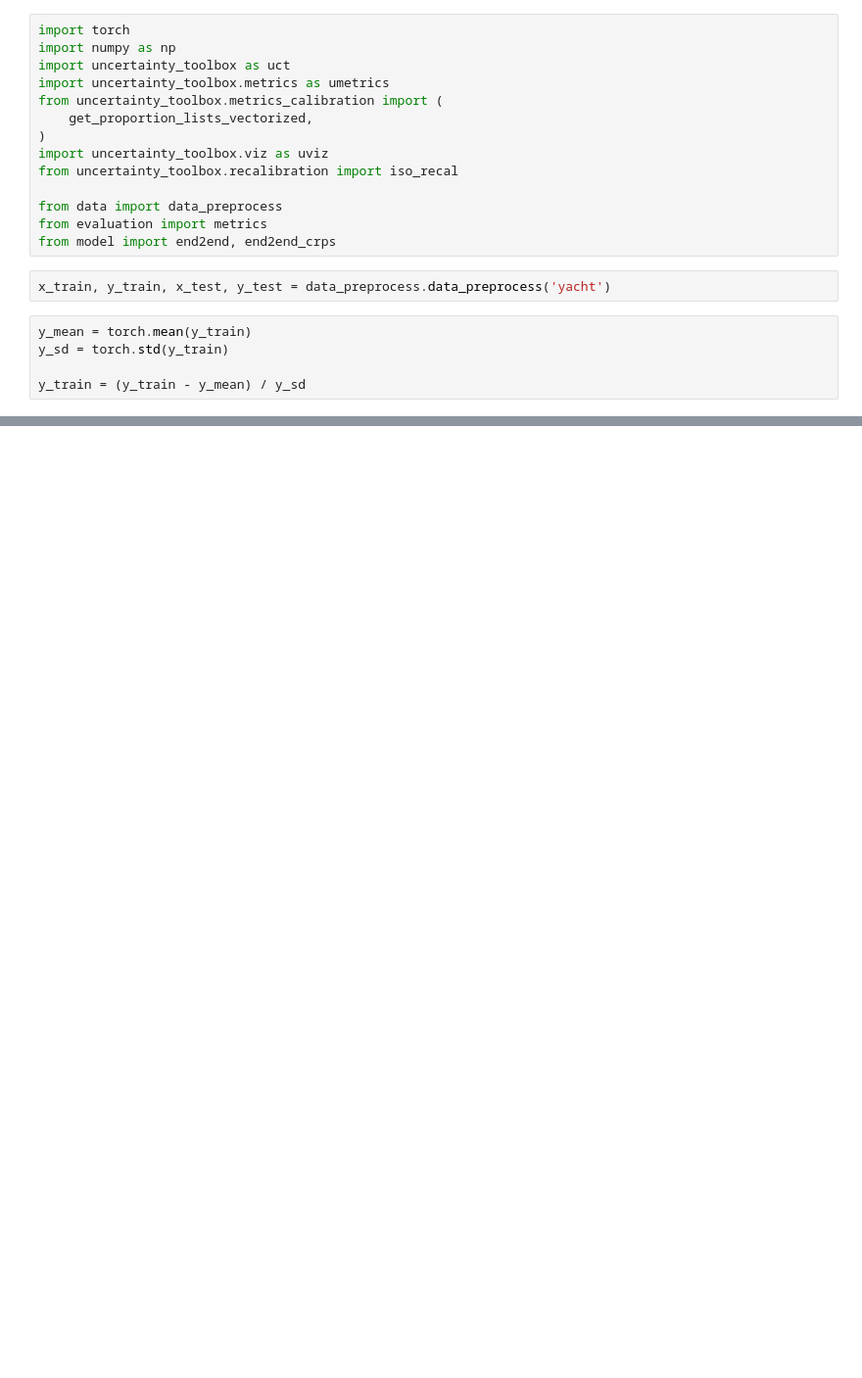
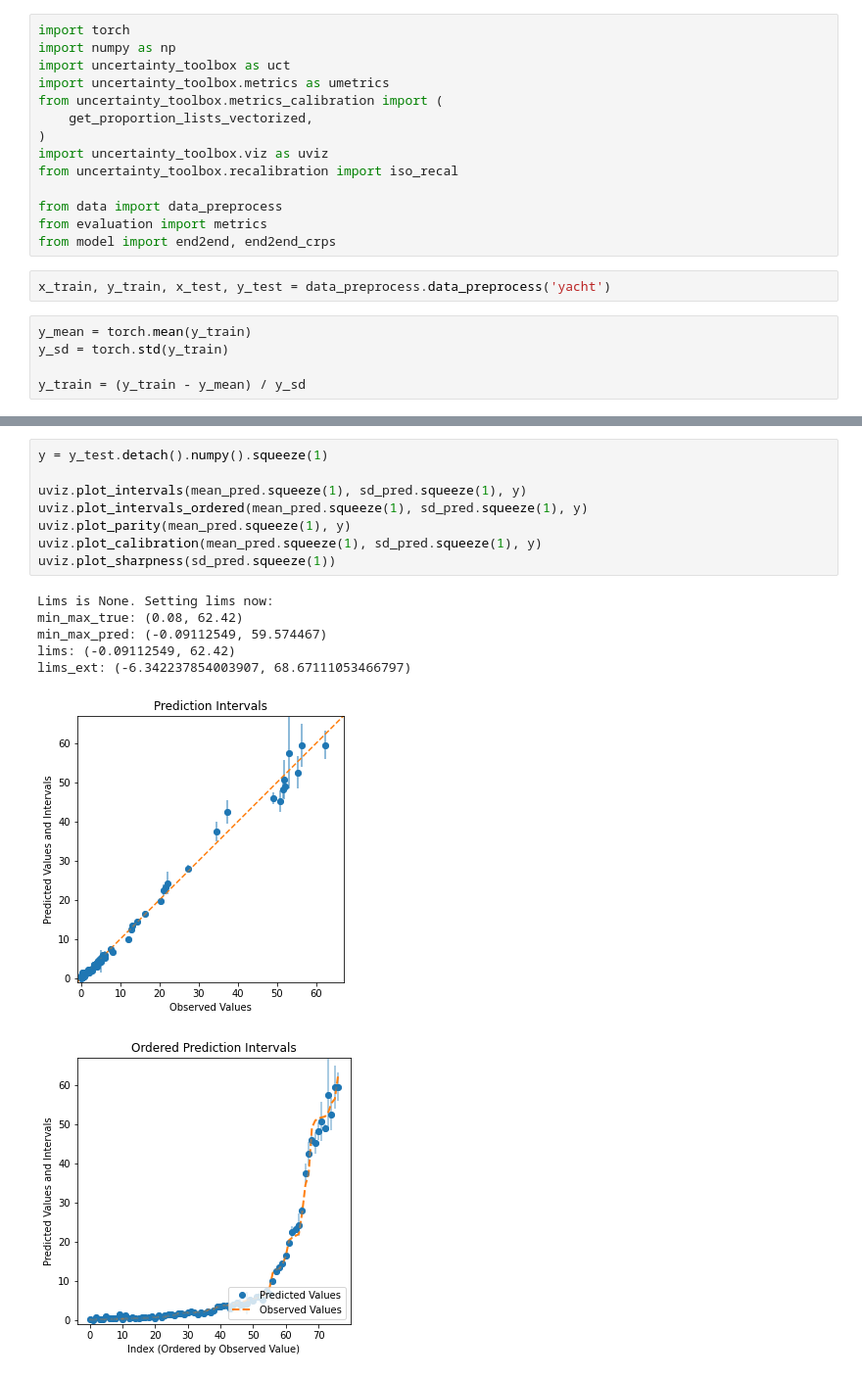
Before and after one commit to roypan/Regression-Calibration-Project, a Jupyter notebook: yacht_end2end.ipynb, the cells around one changed output, grey strips where cells are left out. Shown at 98% size. Saved outputs shown, nothing was run; the diff lists cells and outputs as text; blank space fills up the shorter version.

```diff
--- a/yacht_end2end.ipynb
+++ b/yacht_end2end.ipynb
@@ -112,0 +170,16 @@ lims_ext: (-6.314508628845215, 68.66858978271485)
+# %%
+y = y_test.detach().numpy().squeeze(1)
+
+uviz.plot_intervals(mean_pred.squeeze(1), sd_pred.squeeze(1), y)
+uviz.plot_intervals_ordered(mean_pred.squeeze(1), sd_pred.squeeze(1), y)
+uviz.plot_parity(mean_pred.squeeze(1), y)
+uviz.plot_calibration(mean_pred.squeeze(1), sd_pred.squeeze(1), y)
+uviz.plot_sharpness(sd_pred.squeeze(1))
+# %% [output]
+Lims is None. Setting lims now:
+min_max_true: (0.08, 62.42)
+min_max_pred: (-0.09112549, 59.574467)
+lims: (-0.09112549, 62.42)
+lims_ext: (-6.342237854003907, 68.67111053466797)
+[figure, added]
+[figure, added]
```
Also changed, not shown: parts of 12 cells of this notebook, 6 other files.
